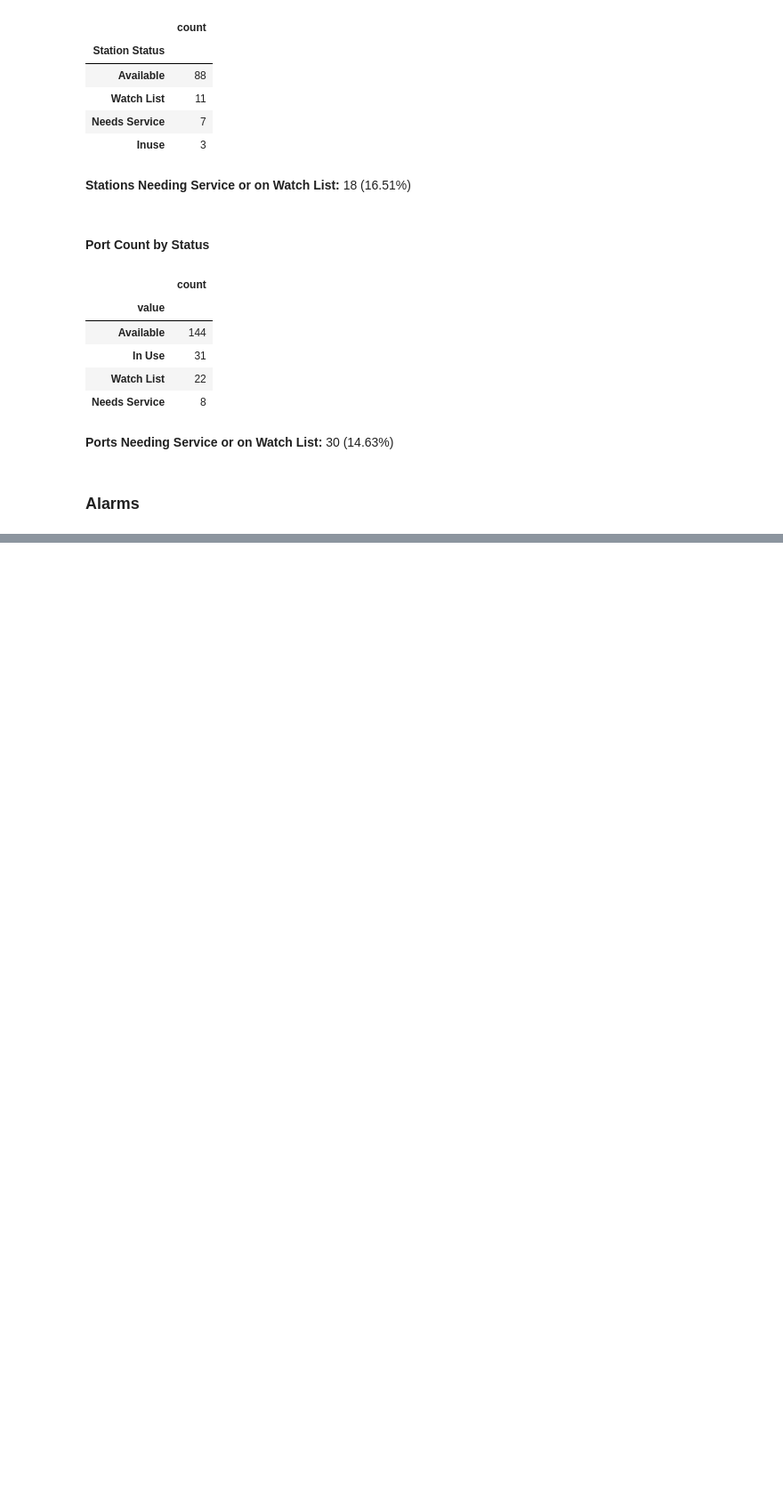
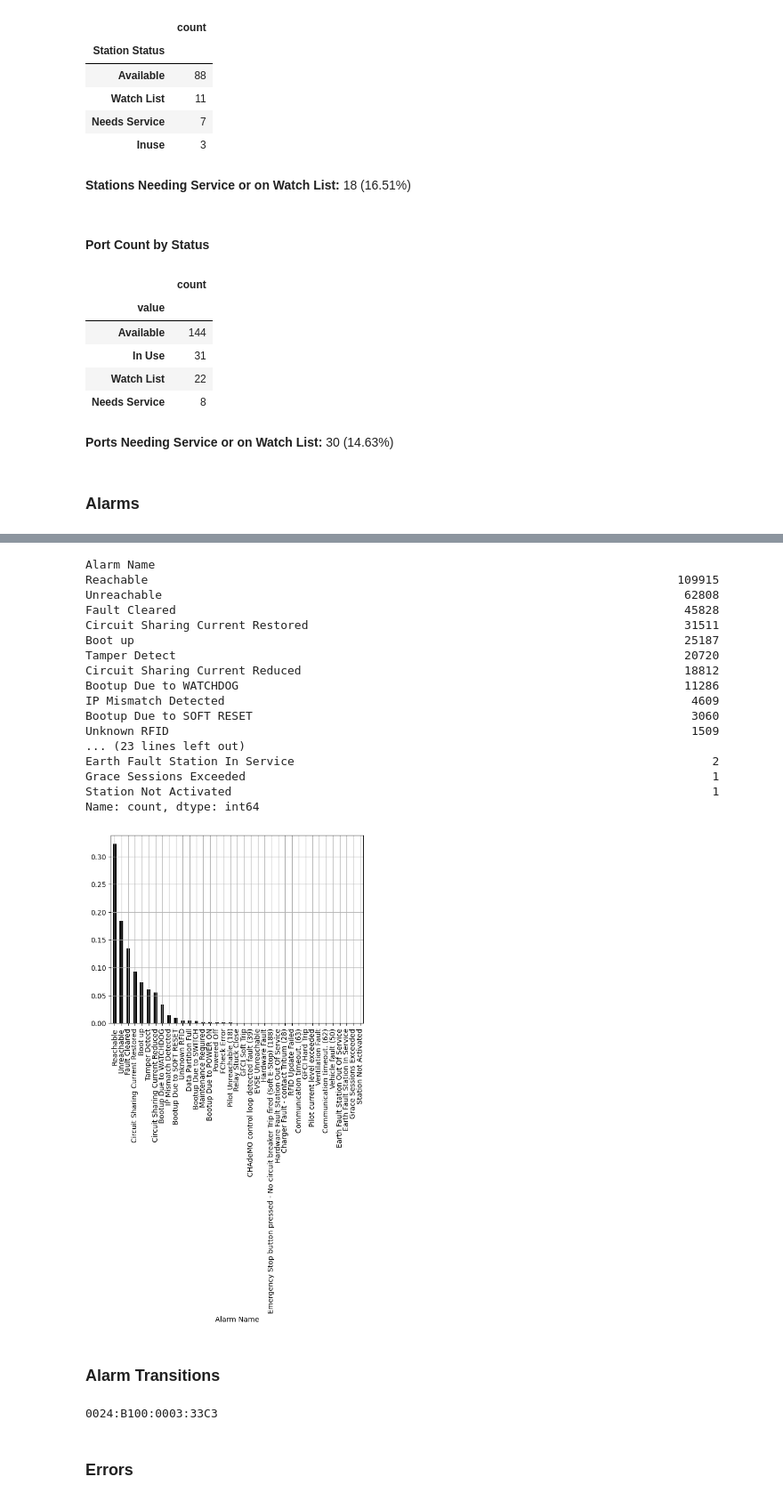
Before and after one commit to b-dagostino/charger-reliability, a Jupyter notebook: notebooks/bdag.ipynb, the cells around one changed output, grey strips where cells are left out. Shown: that part at 89% size. Saved outputs shown, nothing was run; the diff lists cells and outputs as text; code cells hidden in the pictures; blank space fills up the shorter version.

```diff
--- a/notebooks/bdag.ipynb
+++ b/notebooks/bdag.ipynb
@@ -93,3 +59,13 @@ station_inventory = dataset.organizations.inventory.stations
+# %%
+# Load dataset and tables
+dataset = Dataset('../data/manifest.yml')
+station_overview = dataset.stations.overview
+alarms = dataset.reports.alarms
+station_inventory = dataset.organizations.inventory.stations
+
+# Canonicalize alarm times to US/Pacific datetimes
+if not pd.api.types.is_datetime64_any_dtype(alarms['Alarm Time']):
+    alarms['Alarm Time'] = pd.to_datetime(alarms['Alarm Time'].map(lambda x: ' '.join(x.split()[:-1]))).dt.tz_localize('US/Pacific', ambiguous='NaT')
 # %% [markdown]
 ## **Analysis**
 # %% [markdown]
@@ -168 +152,49 @@ print_md(f"**Ports Needing Service or on Watch List:** {num_ports_need_service_o
+# %%
+alarm_name_vcs = alarms['Alarm Name'].value_counts()
+display(alarm_name_vcs)
+# alarm_name.hist(xrot=90, bins=alarm_name.nunique(), density=True)
+ax = (alarm_name_vcs / alarm_name_vcs.sum()).plot.bar(color='black')
+ax.grid()
+# %% [output]
+Alarm Name
+Reachable                                                                            109915
+Unreachable                                                                           62808
+Fault Cleared                                                                         45828
+Circuit Sharing Current Restored                                                      31511
+Boot up                                                                               25187
+Tamper Detect                                                                         20720
+Circuit Sharing Current Reduced                                                       18812
+Bootup Due to WATCHDOG                                                                11286
+IP Mismatch Detected                                                                   4609
+Bootup Due to SOFT RESET                                                               3060
+Unknown RFID                                                                           1509
+... (23 lines left out)
+Earth Fault Station In Service                                                            2
+Grace Sessions Exceeded                                                                   1
+Station Not Activated                                                                     1
+Name: count, dtype: int64
+[figure, added]
+# %% [markdown]
+### **Alarm Transitions**
+# %%
+A = nx.DiGraph()
+
+for mac in alarms['MAC Address'].unique():
+    print(mac)
+    last_alarm = None
+    for _, row in alarms[alarms['MAC Address'] == mac][['Alarm Time', 'Alarm Name']].sort_values('Alarm Time').iterrows():
+        alarm_name = row['Alarm Name']
+        if last_alarm is not None:
+            edge = (last_alarm, alarm_name)
+            if edge in A.edges:
+                A.edges[*edge]['count'] += 1
+            else:
+                A.add_edge(*edge, count=1)
+        last_alarm = alarm_name
+    nx.write_gml(A, "G.gml")
+    break
+# %% [output]
+0024:B100:0003:33C3
+# %% [markdown]
+### **Errors**
 # %%
```
Also changed, not shown: parts of 11 cells of this notebook, 5 other files.
